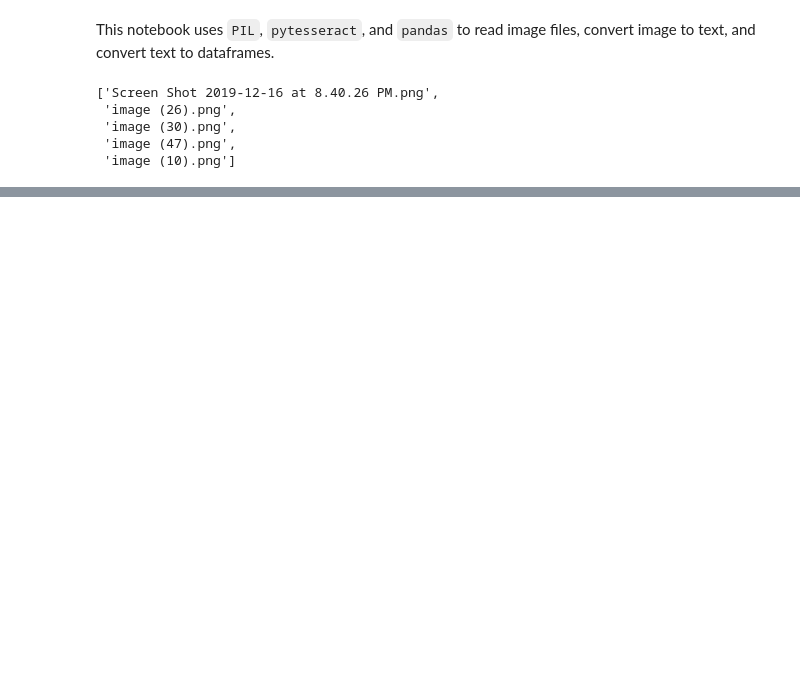
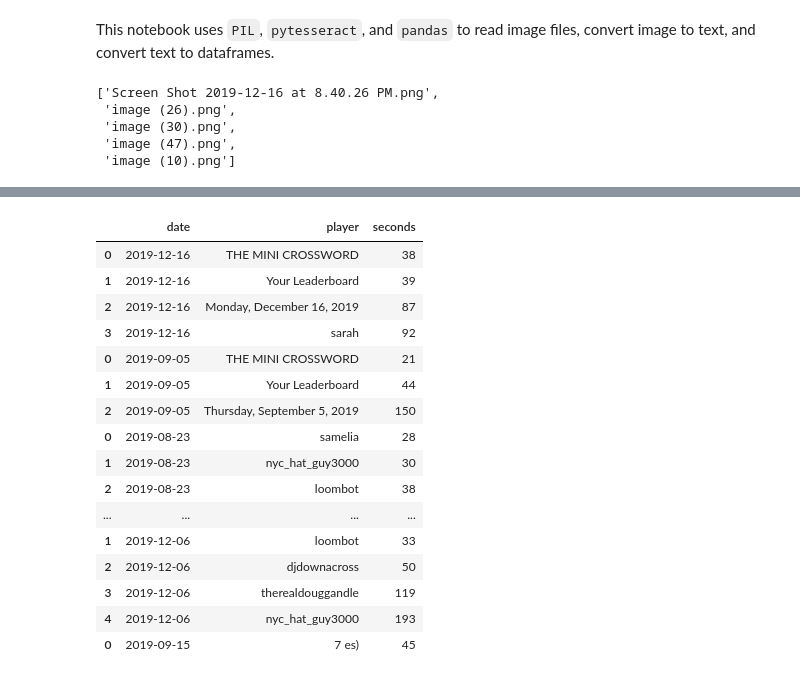
Before and after one commit to sfrenchs/good-at-words, a Jupyter notebook: extract_data.ipynb, the cells around one changed output, grey strips where cells are left out. Drawn from its saved outputs; the diff is of its cells as text; code cells hidden in the pictures; blank space fills up the shorter version.

```diff
--- a/extract_data.ipynb
+++ b/extract_data.ipynb
@@ -30,3 +24,0 @@ image
-# %%
-text = pytesseract.image_to_string(image)
-text
@@ -138,0 +140,24 @@ get_seconds(text)
+# %%
+dfs = []
+
+for file in filenames:
+    print('---------------------')
+    print(file)
+    img = load_image('crossword_images/' + file)
+    txt = extract_text(img)
+    print(txt)
+    date = get_date(txt)
+    print(date)
+    secs_list = get_seconds(txt)
+    print(secs_list)
+    players_list = get_players(txt)
+    print(players_list)
+    df = create_result_df(date, secs_list, players_list)
+
+    dfs.append(df)
+
+
+
+
+
+df_final = pd.concat(dfs)
@@ -138,0 +182,20 @@ get_seconds(text)
+# %%
+df_final.head(20)
+# %% [output]
+|  | date | player | seconds |
+| 0 | 2019-12-16 | THE MINI CROSSWORD | 38 |
+| 1 | 2019-12-16 | Your Leaderboard | 39 |
+| 2 | 2019-12-16 | Monday, December 16, 2019 | 87 |
+| 3 | 2019-12-16 | sarah | 92 |
+| 0 | 2019-09-05 | THE MINI CROSSWORD | 21 |
+| 1 | 2019-09-05 | Your Leaderboard | 44 |
+| 2 | 2019-09-05 | Thursday, September 5, 2019 | 150 |
+| 0 | 2019-08-23 | samelia | 28 |
+| 1 | 2019-08-23 | nyc_hat_guy3000 | 30 |
+| 2 | 2019-08-23 | loombot | 38 |
+| ... | ... | ... | ... |
+| 1 | 2019-12-06 | loombot | 33 |
+| 2 | 2019-12-06 | djdownacross | 50 |
+| 3 | 2019-12-06 | therealdouggandle | 119 |
+| 4 | 2019-12-06 | nyc_hat_guy3000 | 193 |
+| 0 | 2019-09-15 | 7 es) | 45 |
```
Also changed, not shown: parts of 24 cells of this notebook.
